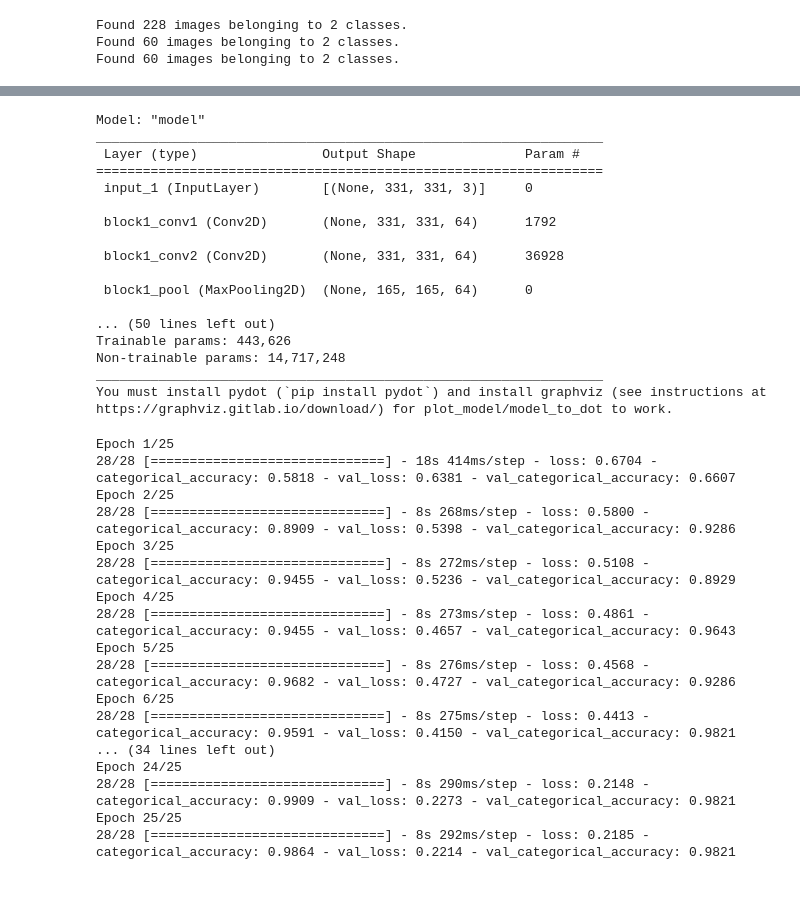
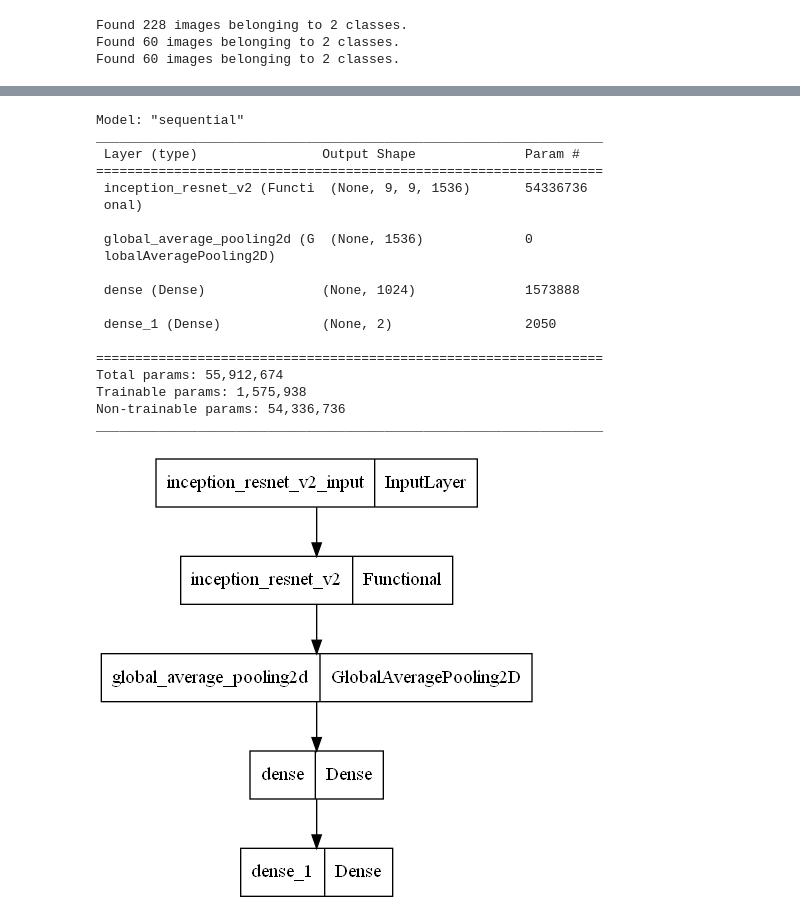
Before and after one commit to ahmed-mehanna-1/covid19-classification, a Jupyter notebook: Final_Model.ipynb, the cells around one changed output, grey strips where cells are left out. Saved outputs shown, nothing was run; the diff lists cells and outputs as text; code cells hidden in the pictures; blank space fills up the shorter version.

```diff
--- a/Final_Model.ipynb
+++ b/Final_Model.ipynb
@@ -85,45 +91,44 @@ Classes:  ['Covid', 'Normal']
 # %%
 def get_model():
-    base_model = tf.keras.applications.VGG16(
-        include_top=False,
-        weights='imagenet',
-        input_shape=(331, 331, 3)
+    base_model = InceptionResNetV2(
+    weights="imagenet",
+    include_top=False,
+    input_shape=(h, w, 3)
     )
 
     base_model.trainable = False
 
+    model = tf.keras.Sequential([
+        base_model,
+        layers.GlobalAveragePooling2D(),
+        layers.Dense(1024, activation="relu"),
+        layers.Dense(2, activation="softmax")
+    ])
 
-    x = layers.BatchNormalization(renorm=True)(base_model.output)
-    x = layers.GlobalAveragePooling2D()(x)
-    x = layers.Dense(512, activation="relu")(x)
-    x = layers.Dense(256, activation="relu")(x)
-    x = layers.Dropout(0.5)(x)
-    x = layers.Dense(128, activation="relu")(x)
-    x = layers.Dense(120, activation="softmax")(x)
-    output = layers.Dense(2, activation="softmax")(x)
-
-    return models.Model(inputs=base_model.input, outputs=[output])
+    return model
 
 model = get_model()
-
 model.summary()
-plot_model(model, show_shapes=True)
+plot_model (model, to_file='model_plot.png', show_layer_names=True)
 # %% [output]
-Model: "model"
+Model: "sequential"
 _________________________________________________________________
  Layer (type)                Output Shape              Param #
 =================================================================
- input_1 (InputLayer)        [(None, 331, 331, 3)]     0
+ inception_resnet_v2 (Functi  (None, 9, 9, 1536)       54336736
+ onal)
 
- block1_conv1 (Conv2D)       (None, 331, 331, 64)      1792
+ global_average_pooling2d (G  (None, 1536)             0
+ lobalAveragePooling2D)
 
- block1_conv2 (Conv2D)       (None, 331, 331, 64)      36928
+ dense (Dense)               (None, 1024)              1573888
 
- block1_pool (MaxPooling2D)  (None, 165, 165, 64)      0
+ dense_1 (Dense)             (None, 2)                 2050
 
-... (50 lines left out)
-Trainable params: 443,626
-Non-trainable params: 14,717,248
+=================================================================
+Total params: 55,912,674
+Trainable params: 1,575,938
+Non-trainable params: 54,336,736
 _________________________________________________________________
-You must install pydot (`pip install pydot`) and install graphviz (see instructions at https://graphviz.gitlab.io/download/) for plot_model/model_to_dot to work.
+[figure, added]
 # %%
@@ -132,31 +135,0 @@ early = tf.keras.callbacks.EarlyStopping(patience=10, min_delta=0.001, restore_b
-# %%
-batch_size = 8
-STEP_SIZE_TRAIN = train_data.n//train_data.batch_size
-STEP_SIZE_VALID = val_data.n//val_data.batch_size
-
-# fit model
-history = model.fit(train_data,
-                    steps_per_epoch=STEP_SIZE_TRAIN,
-                    validation_data=val_data,
-                    validation_steps=STEP_SIZE_VALID,
-                    epochs=25,
-                    callbacks=[early]
-)
-# %% [output]
-Epoch 1/25
-28/28 [==============================] - 18s 414ms/step - loss: 0.6704 - categorical_accuracy: 0.5818 - val_loss: 0.6381 - val_categorical_accuracy: 0.6607
-Epoch 2/25
-28/28 [==============================] - 8s 268ms/step - loss: 0.5800 - categorical_accuracy: 0.8909 - val_loss: 0.5398 - val_categorical_accuracy: 0.9286
-Epoch 3/25
-28/28 [==============================] - 8s 272ms/step - loss: 0.5108 - categorical_accuracy: 0.9455 - val_loss: 0.5236 - val_categorical_accuracy: 0.8929
-Epoch 4/25
-28/28 [==============================] - 8s 273ms/step - loss: 0.4861 - categorical_accuracy: 0.9455 - val_loss: 0.4657 - val_categorical_accuracy: 0.9643
-Epoch 5/25
-28/28 [==============================] - 8s 276ms/step - loss: 0.4568 - categorical_accuracy: 0.9682 - val_loss: 0.4727 - val_categorical_accuracy: 0.9286
-Epoch 6/25
-28/28 [==============================] - 8s 275ms/step - loss: 0.4413 - categorical_accuracy: 0.9591 - val_loss: 0.4150 - val_categorical_accuracy: 0.9821
-... (34 lines left out)
-Epoch 24/25
-28/28 [==============================] - 8s 290ms/step - loss: 0.2148 - categorical_accuracy: 0.9909 - val_loss: 0.2273 - val_categorical_accuracy: 0.9821
-Epoch 25/25
-28/28 [==============================] - 8s 292ms/step - loss: 0.2185 - categorical_accuracy: 0.9864 - val_loss: 0.2214 - val_categorical_accuracy: 0.9821
```
Also changed, not shown: parts of 18 cells of this notebook.
